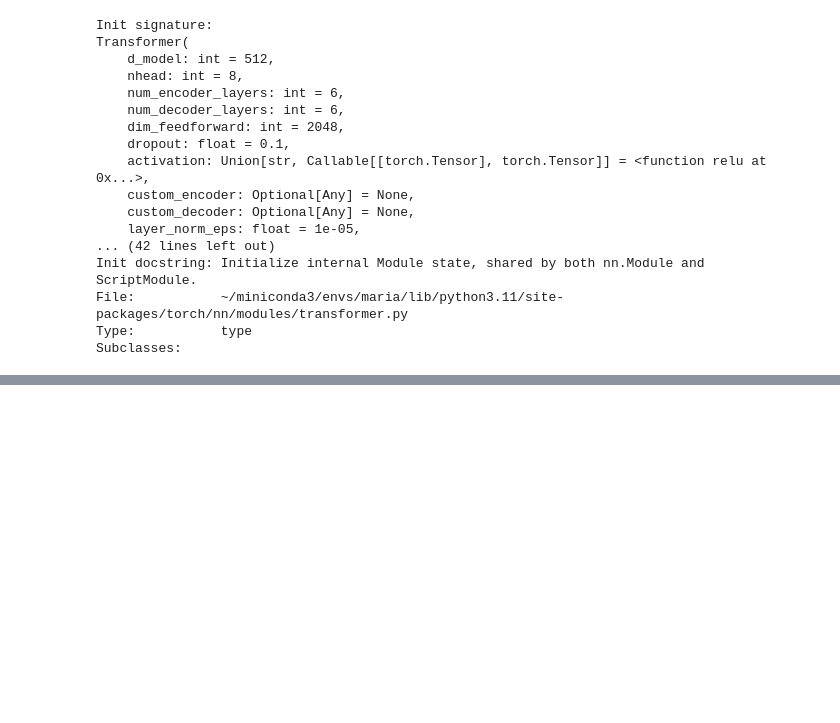
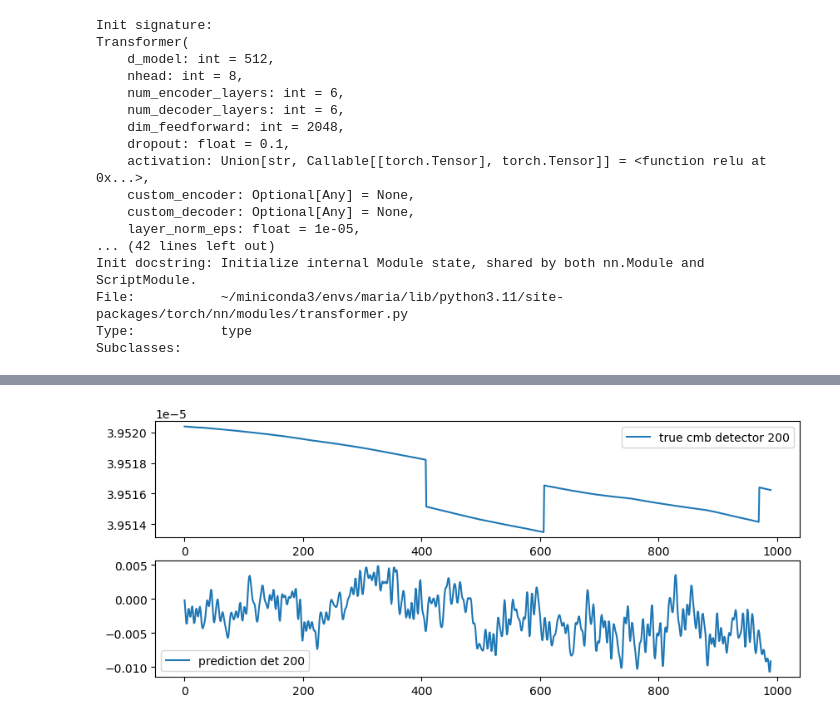
Before and after one commit to jwuerzinger/CMB_denoising, a Jupyter notebook: transformer_maria/first_attempt.ipynb, the cells around one changed output, grey strips where cells are left out. Drawn from its saved outputs; the diff is of its cells as text; code cells hidden in the pictures; blank space fills up the shorter version.

```diff
--- a/transformer_maria/first_attempt.ipynb
+++ b/transformer_maria/first_attempt.ipynb
@@ -485,0 +643,4 @@ RuntimeError: shape '[10, 8, 64]' is invalid for input of size 51200
+# %%
+plotpred(tod_test, cmb_pred, 200)
+# %% [output]
+[figure, added]
```
Also changed, not shown: parts of 27 cells of this notebook.
